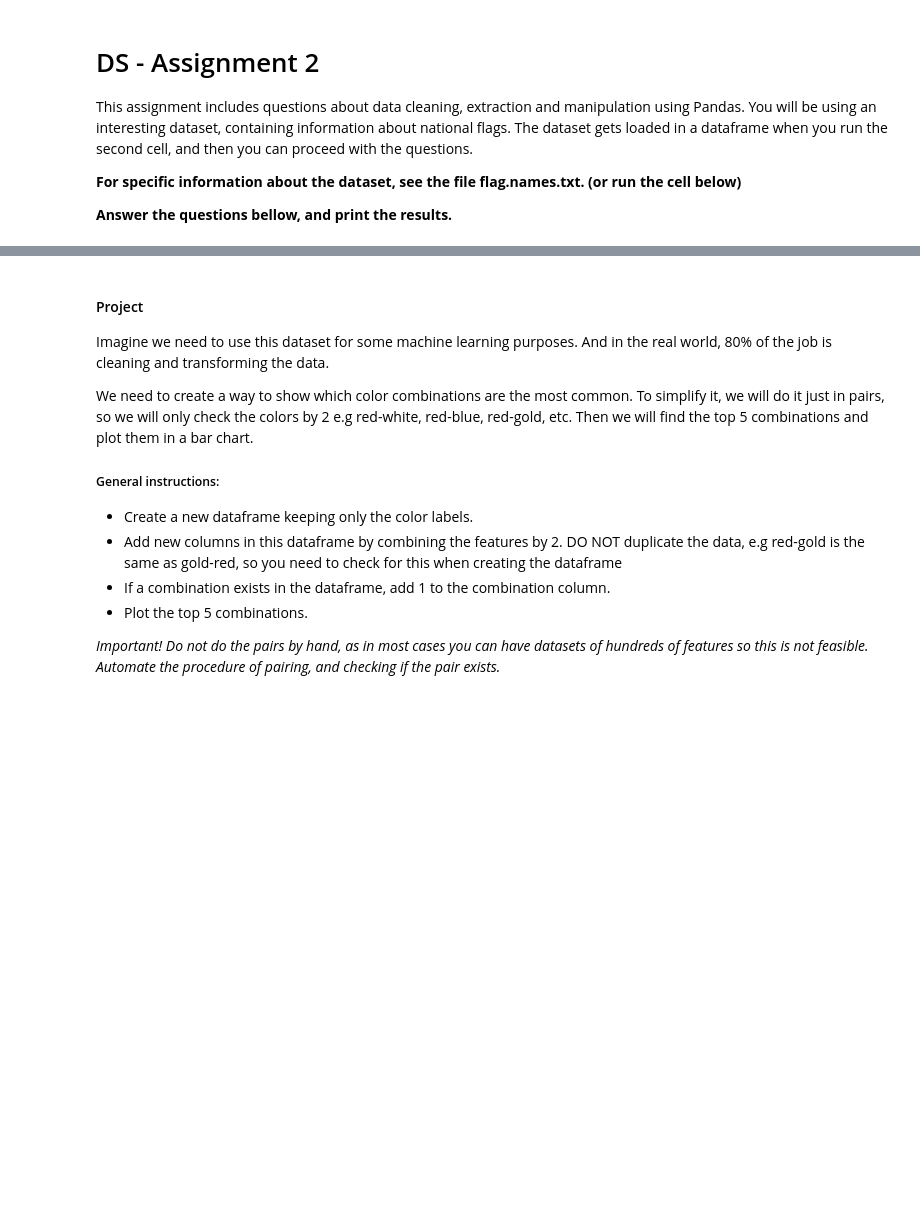
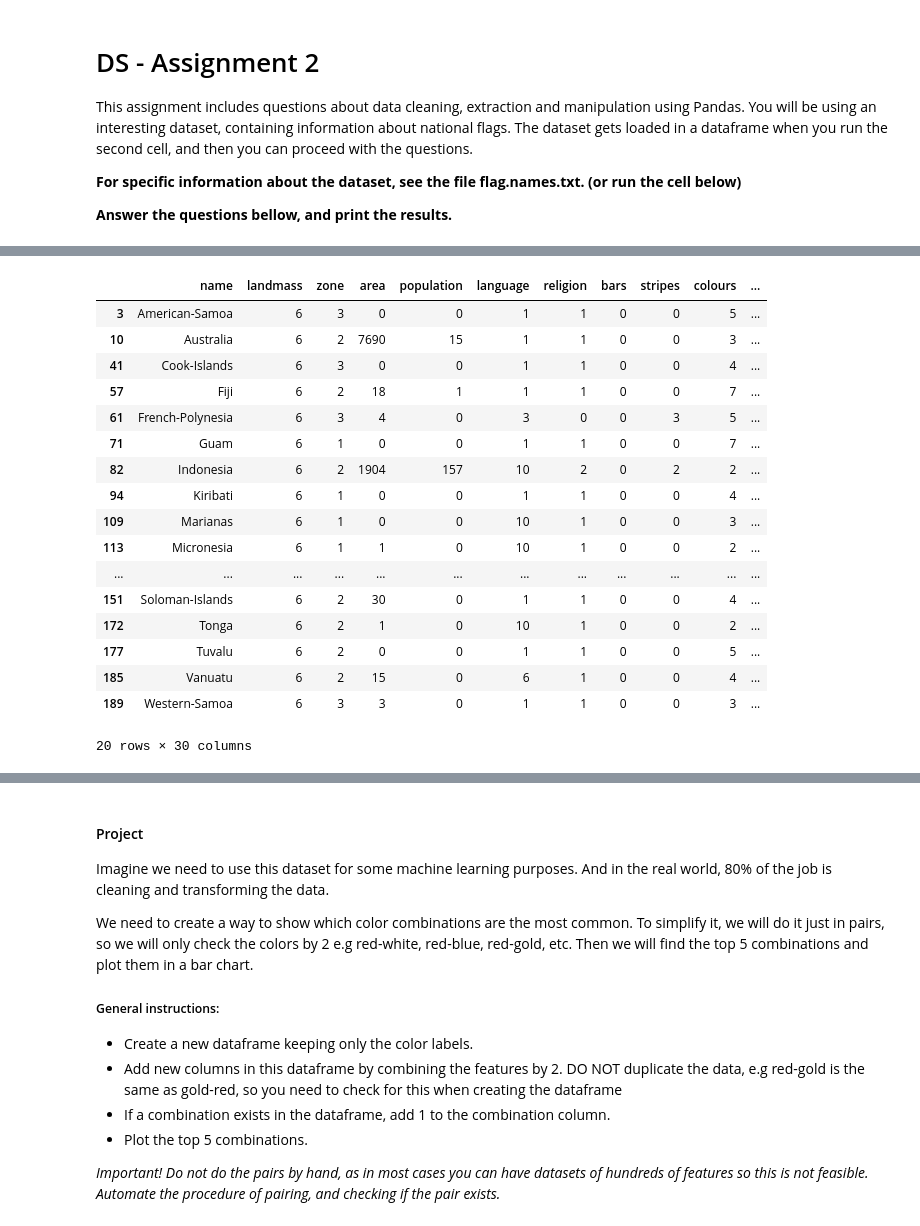
Before and after one commit to rikvandenberg/programming-for-data-science, a Jupyter notebook: assignment_2/DS - Assignment 2.ipynb, the cells around one changed output, grey strips where cells are left out. Drawn from its saved outputs; the diff is of its cells as text; code cells hidden in the pictures; blank space fills up the shorter version.

```diff
--- a/assignment_2/DS - Assignment 2.ipynb
+++ b/assignment_2/DS - Assignment 2.ipynb
@@ -54,3 +183,26 @@ df.isnull().values.any()
+# %%
+# Answer 9
+# - are in Oceania
+df.loc[df.landmass == 6]
+# %% [output]
+|  | name | landmass | zone | area | population | language | religion | bars | stripes | colours | ... |
+| 3 | American-Samoa | 6 | 3 | 0 | 0 | 1 | 1 | 0 | 0 | 5 | ... |
+| 10 | Australia | 6 | 2 | 7690 | 15 | 1 | 1 | 0 | 0 | 3 | ... |
+| 41 | Cook-Islands | 6 | 3 | 0 | 0 | 1 | 1 | 0 | 0 | 4 | ... |
+| 57 | Fiji | 6 | 2 | 18 | 1 | 1 | 1 | 0 | 0 | 7 | ... |
+| 61 | French-Polynesia | 6 | 3 | 4 | 0 | 3 | 0 | 0 | 3 | 5 | ... |
+| 71 | Guam | 6 | 1 | 0 | 0 | 1 | 1 | 0 | 0 | 7 | ... |
+| 82 | Indonesia | 6 | 2 | 1904 | 157 | 10 | 2 | 0 | 2 | 2 | ... |
+| 94 | Kiribati | 6 | 1 | 0 | 0 | 1 | 1 | 0 | 0 | 4 | ... |
+| 109 | Marianas | 6 | 1 | 0 | 0 | 10 | 1 | 0 | 0 | 3 | ... |
+| 113 | Micronesia | 6 | 1 | 1 | 0 | 10 | 1 | 0 | 0 | 2 | ... |
+| ... | ... | ... | ... | ... | ... | ... | ... | ... | ... | ... | ... |
+| 151 | Soloman-Islands | 6 | 2 | 30 | 0 | 1 | 1 | 0 | 0 | 4 | ... |
+| 172 | Tonga | 6 | 2 | 1 | 0 | 10 | 1 | 0 | 0 | 2 | ... |
+| 177 | Tuvalu | 6 | 2 | 0 | 0 | 1 | 1 | 0 | 0 | 5 | ... |
+| 185 | Vanuatu | 6 | 2 | 15 | 0 | 6 | 1 | 0 | 0 | 4 | ... |
+| 189 | Western-Samoa | 6 | 3 | 3 | 0 | 1 | 1 | 0 | 0 | 3 | ... |
+20 rows × 30 columns
 # %%
 # Question 10: Find the population counts of the countries
 # (this means, the number of countries that had 3 million people, 10 million people, etc, using only existing values)
```
Also changed, not shown: parts of 14 cells of this notebook.
